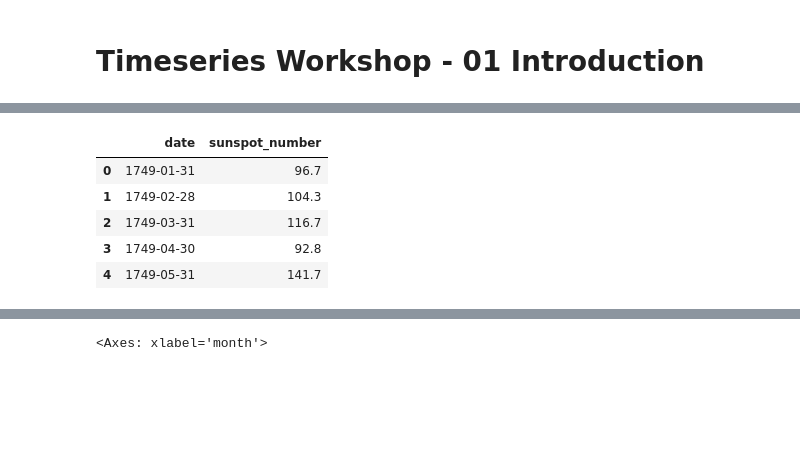
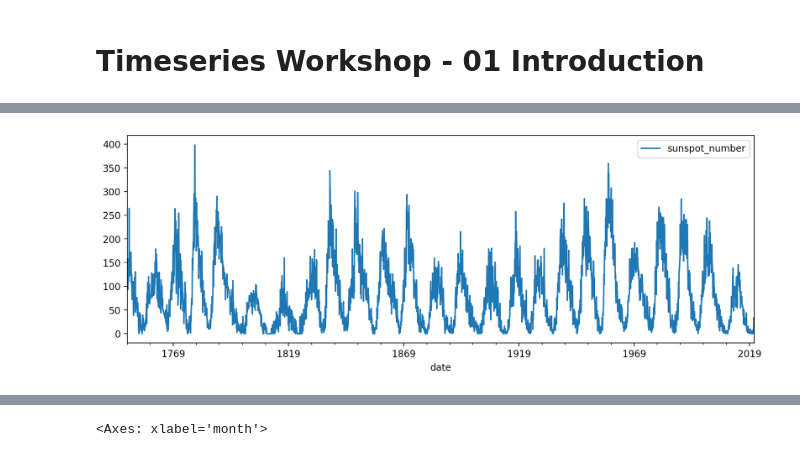
Before and after one commit to WeinbergMalte/timeseries-forecasting-workshop, a Jupyter notebook: notebooks/01-introduction.ipynb, the cells around one changed output, grey strips where cells are left out. Cells and saved outputs as stored; diff of their text form; code cells hidden in the pictures; blank space fills up the shorter version.

```diff
--- a/notebooks/01-introduction.ipynb
+++ b/notebooks/01-introduction.ipynb
@@ -6,0 +3,11 @@ import matplotlib.pyplot as plt
+# %%
+%config InlineBackend.figure_format='retina'
+%load_ext autoreload
+%autoreload 2
+
+import numpy as np
+import pandas as pd
+import matplotlib.pyplot as plt
+from pathlib import Path
+
+DATA_DIR = Path("..") / Path("data")
@@ -7,13 +30,8 @@ import matplotlib.pyplot as plt
 # %%
-df = pd.read_csv("../data/sunspot_data.csv")
-#df["sunspot_number"] = df["Monthly Mean Total Sunspot Number"]
-# df["date"] = df["Date"]
+df = pd.read_parquet(DATA_DIR / "sunspots.parquet")
+df.head()
+
+_, ax = plt.subplots(1,1, figsize=(12, 4))
+_ = df.set_index("date").plot(ax=ax)
+# %% [output]
+[figure, added]
-# %%
-df.head()
-# %% [output]
-|  | date | sunspot_number |
-| 0 | 1749-01-31 | 96.7 |
-| 1 | 1749-02-28 | 104.3 |
-| 2 | 1749-03-31 | 116.7 |
-| 3 | 1749-04-30 | 92.8 |
-| 4 | 1749-05-31 | 141.7 |
```
Also changed, not shown: parts of 8 cells of this notebook, 3 other files.
